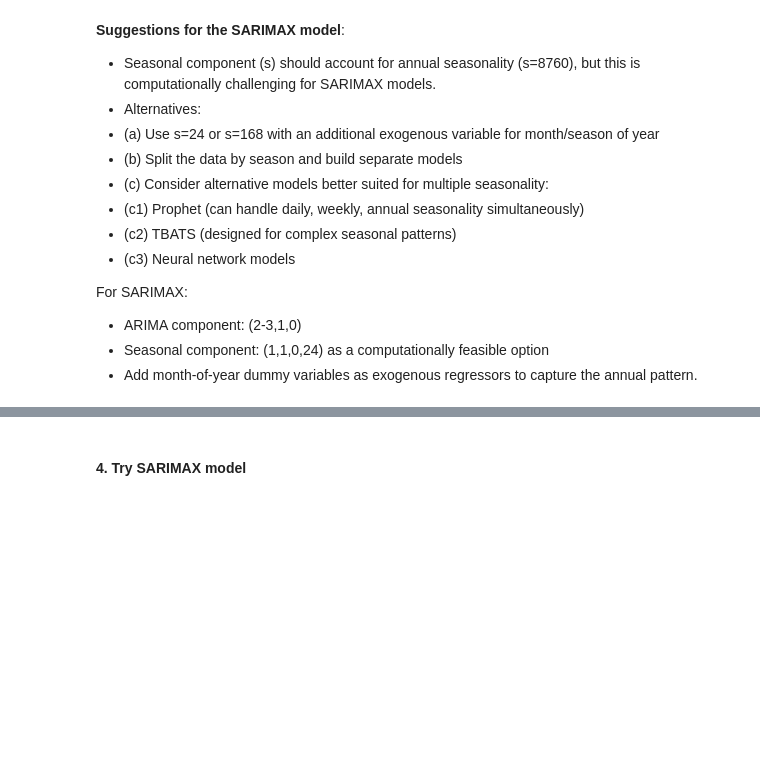
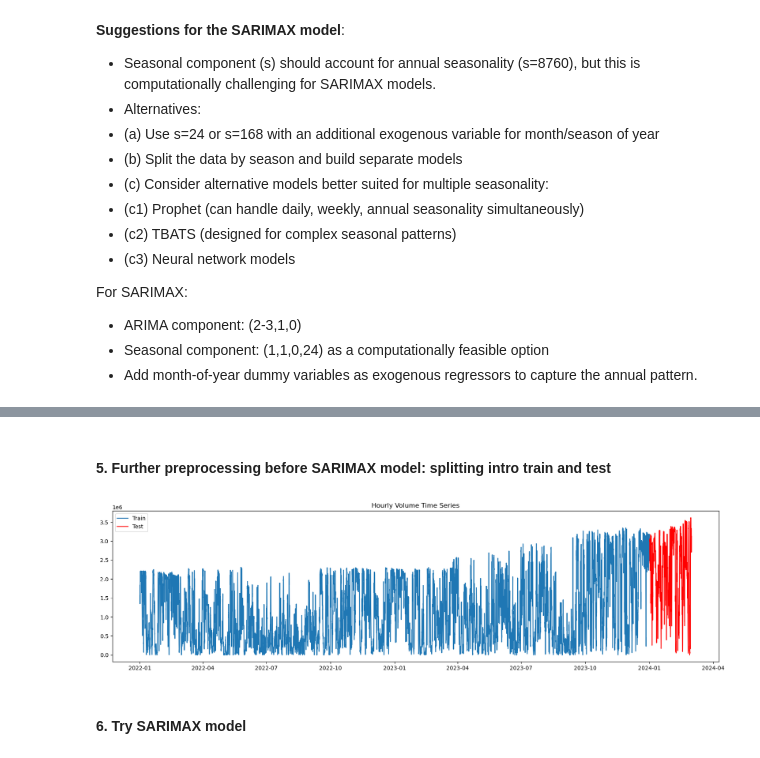
Before and after one commit to benrodion/Watts-next, a Jupyter notebook: models_sarimax.ipynb, the cells around one changed output, grey strips where cells are left out. Saved outputs shown, nothing was run; the diff lists cells and outputs as text; code cells hidden in the pictures; blank space fills up the shorter version.

```diff
--- a/models_sarimax.ipynb
+++ b/models_sarimax.ipynb
@@ -232,0 +229,35 @@ For SARIMAX:
+# %%
+# Fit and transform month
+month_dummies = month_encoder.fit_transform(db_offshore[['month']])
+month_dummy_cols = month_encoder.get_feature_names_out(['month'])
+month_dummy_df = pd.DataFrame(month_dummies, columns=month_dummy_cols, index=db_offshore.index)
+# %%
+# Fit and transform year
+year_dummies = year_encoder.fit_transform(db_offshore[['year']])
+year_dummy_cols = year_encoder.get_feature_names_out(['year'])
+year_dummy_df = pd.DataFrame(year_dummies, columns=year_dummy_cols, index=db_offshore.index)
+# %% [markdown]
+#### 5. Further preprocessing before SARIMAX model: splitting intro train and test
+# %%
+# Combine preprocessed features with existing database
+preprocessed_db = pd.concat([db_offshore['date'], db_offshore['volume'], db_offshore['wind_speed_h_avg'], month_dummy_df, year_dummy_df], axis=1)
+# %%
+# Split the set to train and test
+train_db = preprocessed_db[
+    (preprocessed_db['date'] >= '2022-01-01') &
+    (preprocessed_db['date'] < '2024-01-01')
+    ]
+test_db = preprocessed_db[
+    (preprocessed_db['date'] >= '2024-01-01') &
+    (preprocessed_db['date'] < '2024-03-01')
+    ]
+# %%
+# Plot the target variable
+plt.figure(figsize=(20,5))
+plt.plot(train_db['volume'], label="Train")
+plt.plot(test_db['volume'], label="Test", color='red')
+plt.legend()
+plt.title("Hourly Volume Time Series")
+plt.show()
+# %% [output]
+[figure, added]
@@ -233,5 +267,5 @@ For SARIMAX:
 # %% [markdown]
-#### 4. Try SARIMAX model
+#### 6. Try SARIMAX model
 # %%
 # Load libraries
 from statsmodels.tsa.statespace.sarimax import SARIMAX
```
Also changed, not shown: parts of 29 cells of this notebook.
